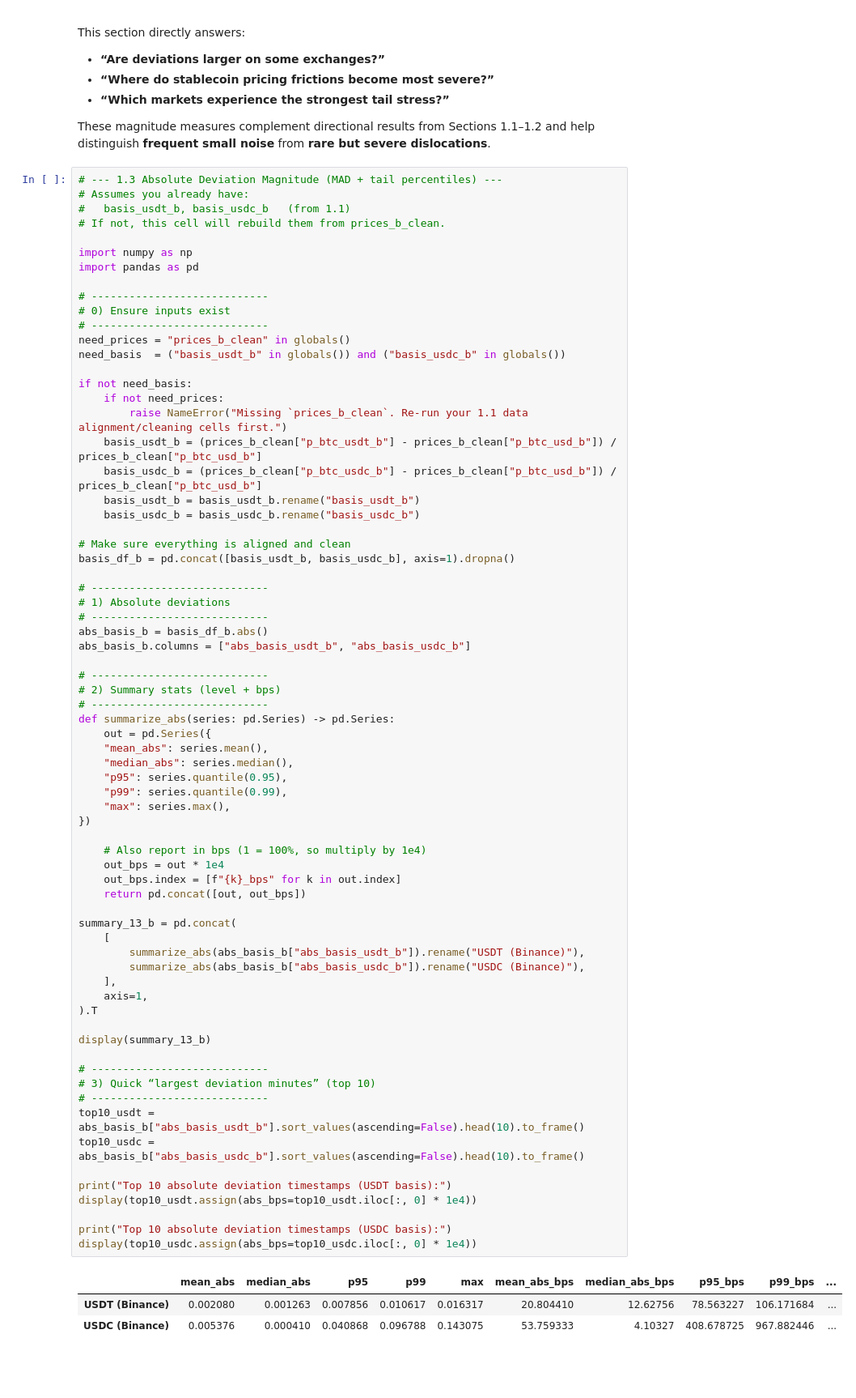
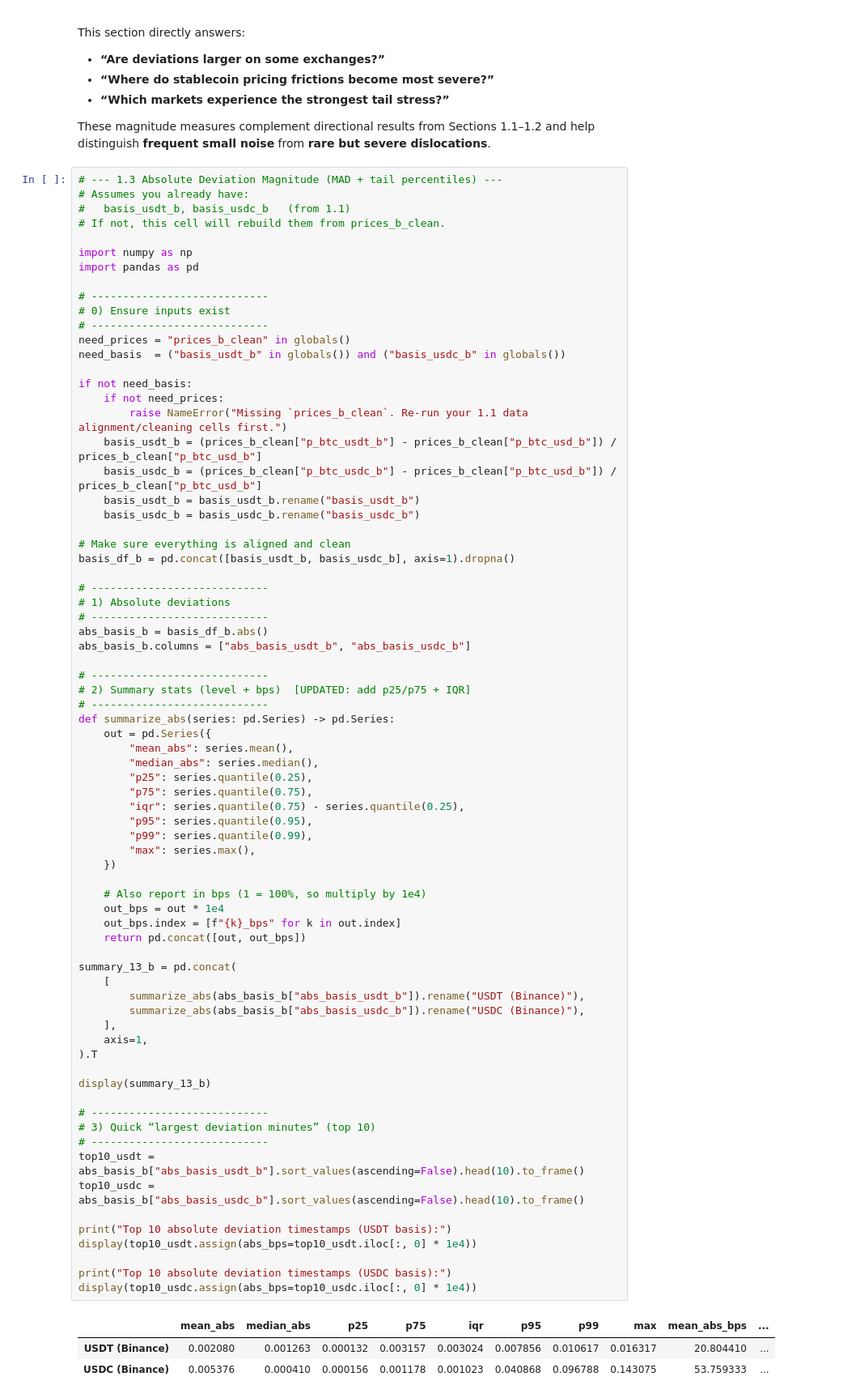
Before and after one commit to cl8550-crypto/iaqf_analysis, a Jupyter notebook: stablecoin_dynamics/code/binance_code.ipynb, the cells around one changed output. Shown at 81% size. Drawn from its saved outputs; the diff is of its cells as text; blank space fills up the shorter version.

```diff
--- a/stablecoin_dynamics/code/binance_1m_basis_20230301_20230321.ipynb
+++ b/stablecoin_dynamics/code/binance_code.ipynb
@@ -499,47 +499,50 @@ abs_basis_b = basis_df_b.abs()
 abs_basis_b.columns = ["abs_basis_usdt_b", "abs_basis_usdc_b"]
 
 # ----------------------------
-# 2) Summary stats (level + bps)
+# 2) Summary stats (level + bps)  [UPDATED: add p25/p75 + IQR]
 # ----------------------------
 def summarize_abs(series: pd.Series) -> pd.Series:
     out = pd.Series({
-    "mean_abs": series.mean(),
-    "median_abs": series.median(),
-    "p95": series.quantile(0.95),
-    "p99": series.quantile(0.99),
-    "max": series.max(),
-})
+        "mean_abs": series.mean(),
+        "median_abs": series.median(),
+        "p25": series.quantile(0.25),
+        "p75": series.quantile(0.75),
+        "iqr": series.quantile(0.75) - series.quantile(0.25),
+        "p95": series.quantile(0.95),
+        "p99": series.quantile(0.99),
+        "max": series.max(),
+    })
 
     # Also report in bps (1 = 100%, so multiply by 1e4)
     out_bps = out * 1e4
     out_bps.index = [f"{k}_bps" for k in out.index]
     return pd.concat([out, out_bps])
 
 summary_13_b = pd.concat(
     [
         summarize_abs(abs_basis_b["abs_basis_usdt_b"]).rename("USDT (Binance)"),
         summarize_abs(abs_basis_b["abs_basis_usdc_b"]).rename("USDC (Binance)"),
     ],
     axis=1,
 ).T
 
 display(summary_13_b)
 
 # ----------------------------
 # 3) Quick “largest deviation minutes” (top 10)
 # ----------------------------
 top10_usdt = abs_basis_b["abs_basis_usdt_b"].sort_values(ascending=False).head(10).to_frame()
 top10_usdc = abs_basis_b["abs_basis_usdc_b"].sort_values(ascending=False).head(10).to_frame()
 
 print("Top 10 absolute deviation timestamps (USDT basis):")
 display(top10_usdt.assign(abs_bps=top10_usdt.iloc[:, 0] * 1e4))
 
 print("Top 10 absolute deviation timestamps (USDC basis):")
 display(top10_usdc.assign(abs_bps=top10_usdc.iloc[:, 0] * 1e4))
 # %% [output]
-|  | mean_abs | median_abs | p95 | p99 | max | mean_abs_bps | median_abs_bps | p95_bps | p99_bps | ... |
-| USDT (Binance) | 0.002080 | 0.001263 | 0.007856 | 0.010617 | 0.016317 | 20.804410 | 12.62756 | 78.563227 | 106.171684 | ... |
-| USDC (Binance) | 0.005376 | 0.000410 | 0.040868 | 0.096788 | 0.143075 | 53.759333 | 4.10327 | 408.678725 | 967.882446 | ... |
+|  | mean_abs | median_abs | p25 | p75 | iqr | p95 | p99 | max | mean_abs_bps | ... |
+| USDT (Binance) | 0.002080 | 0.001263 | 0.000132 | 0.003157 | 0.003024 | 0.007856 | 0.010617 | 0.016317 | 20.804410 | ... |
+| USDC (Binance) | 0.005376 | 0.000410 | 0.000156 | 0.001178 | 0.001023 | 0.040868 | 0.096788 | 0.143075 | 53.759333 | ... |
 Top 10 absolute deviation timestamps (USDT basis):
 |  | abs_basis_usdt_b | abs_bps |
 | timestamp |  |  |
```
Also changed, not shown: parts of 10 cells of this notebook.
